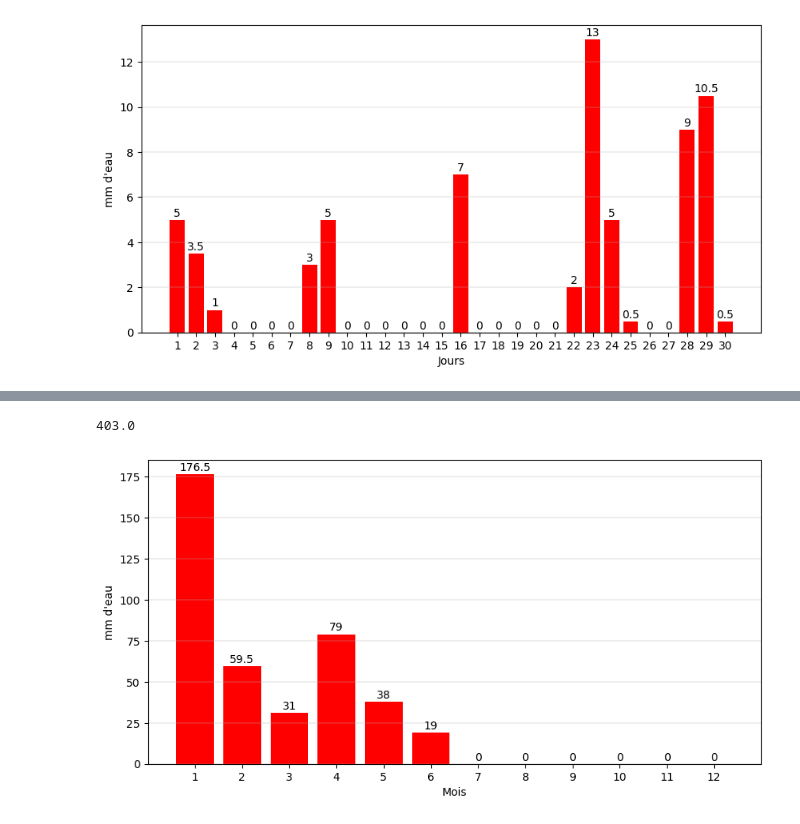
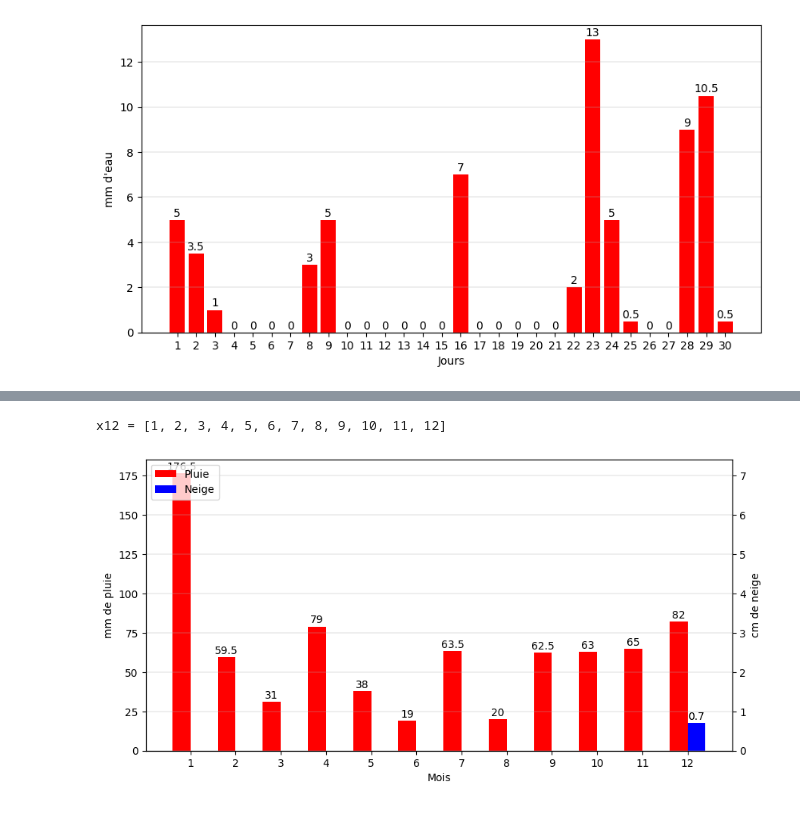
Before and after one commit to nelbab/python-histogrammes, a Jupyter notebook: precipitation-2025/graphes_precipitations_2025.ipynb, the cells around one changed output, grey strips where cells are left out. Cells and saved outputs as stored; diff of their text form; code cells hidden in the pictures.

```diff
--- a/precipitation-2025/graphes_precipitations_2025.ipynb
+++ b/precipitation-2025/graphes_precipitations_2025.ipynb
@@ -7,7 +7,7 @@ x31 = list(np.linspace(1, 31, 31, dtype=int))
 x28 = list(np.linspace(1, 28, 28, dtype=int))
 x29 = list(np.linspace(1, 29, 29, dtype=int))
 x30 = list(np.linspace(1, 30, 30, dtype=int))
-x12 = list(np.linspace(1, 12, 12, dtype=int))
+x12 = list(range(1, 13))
 # %%
 #janvier
 y1 = [0,18,0,7,20,5,5.5,12,19,13,0.5,0,0,0,0,0,0,0,0,0,0,3.5,5.5,3,8.5,10.5,23,8,10.5,3,1]
@@ -274,9 +274,13 @@ plt.show()
 [figure]
 # %%
 #décembre
-y12 = [0,0,0,0,0,0,0,0,0,0,0,0,0,0,0,0,0,0,0,0,0,0,0,0,0,0,0,0,0,0,0]
+y12 = [0,5,0,11,5.5,6,8,9.5,0,8,0.5,1,0,0,0,0,2,0,8,4,7.5,4.5,0.5,0,1,0,0,0,0,0,0]
+y12n = [0,0,0,0,0,0,0,0,0,0,0,0,0,0,0,0,0,0,0,0,0,0,0,0,0.7,0,0,0,0,0,0]
 print(len(y12))
 s12 = sum(y12)
 print(s12)
+print(len(y12n))
+s12n = sum(y12n)
+print(s12n)
 # %% [output]
 31
@@ -300,23 +327,53 @@ plt.show()
 #annuel
 ya = [s1,s2,s3,s4,s5,s6,s7,s8,s9,s10,s11,s12]
 sum(ya)
+yan = [0, 0, 0, 0, 0, 0, 0, 0, 0, 0, 0, s12n]
+print("x12 =", x12)
 # %% [output]
-403.0
+x12 = [1, 2, 3, 4, 5, 6, 7, 8, 9, 10, 11, 12]
 # %%
 fig = plt.figure(figsize=(10,5))
-ax1 = fig.add_subplot(111) #1 seul graphique
-histogramme=ax1.bar(range(len(ya)),ya, color='red') #à barre
-tick_positions = range(0,len(x12))
-ax1.set_xticks(tick_positions)
-ax1.set_xticklabels(x12) #degré de rotation du texte des abscisses
-plt.xlabel("Mois") #nom donné à l'axe des abscisses
-plt.ylabel("mm d\'eau") #nom donné à l'axe des ordonnées
+ax1 = fig.add_subplot(111)
+
+width = 0.4
+
+# Définir le facteur d'échelle pour la neige
+facteur_echelle = 25
+yan_scaled = [y * facteur_echelle for y in yan]  # Multiplier les valeurs de neige
+
+# Barres avec les valeurs redimensionnées
+hist_pluie = ax1.bar([x - width/2 for x in x12], ya, width=width, color='red', label='Pluie')
+hist_neige = ax1.bar([x + width/2 for x in x12], yan_scaled, width=width, color='blue', label='Neige')
+
+# Définir les ticks avec x12
+ax1.set_xticks(x12)
+ax1.set_xticklabels(x12)
+
+plt.xlabel("Mois")
+ax1.set_ylabel("mm de pluie")
+ax1.tick_params(axis='y')
 plt.grid(axis='y', linewidth=0.30)
-ax1.bar_label(histogramme, padding=1)
+
+# Afficher les VRAIES valeurs au-dessus des barres
+ax1.bar_label(hist_pluie, padding=1)
+ax1.bar_label(hist_neige, labels=[f'{y:.1f}' if y > 0 else '' for y in yan], padding=1)  # Vraies valeurs
+
+# Deuxième axe pour la neige
+ax2 = ax1.twinx()
+ax2.set_ylabel("cm de neige")
+ax2.tick_params(axis='y')
+
+# Ajuster l'échelle de ax2 pour correspondre
+ax2.set_ylim(0, ax1.get_ylim()[1] / facteur_echelle)
+
+# Légende
+lines1, labels1 = ax1.get_legend_handles_labels()
+ax1.legend(lines1, labels1, loc='upper left')
+
 plt.savefig("0-2025.jpg")
 plt.show()
 # %% [output]
-[figure, old version]
+[figure, new version]
 # %%
 def generer_insertions_mysql(annee, donnees_precipitations):
 
```
Also changed, not shown: parts of 2 cells of this notebook, 11 other files.
